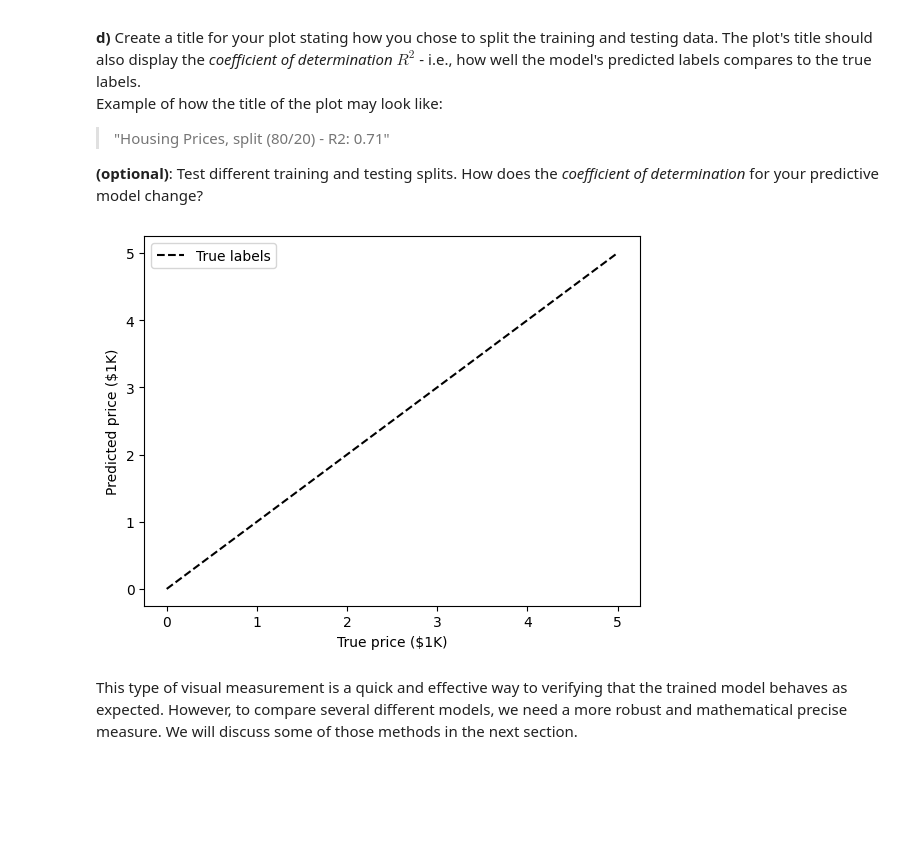
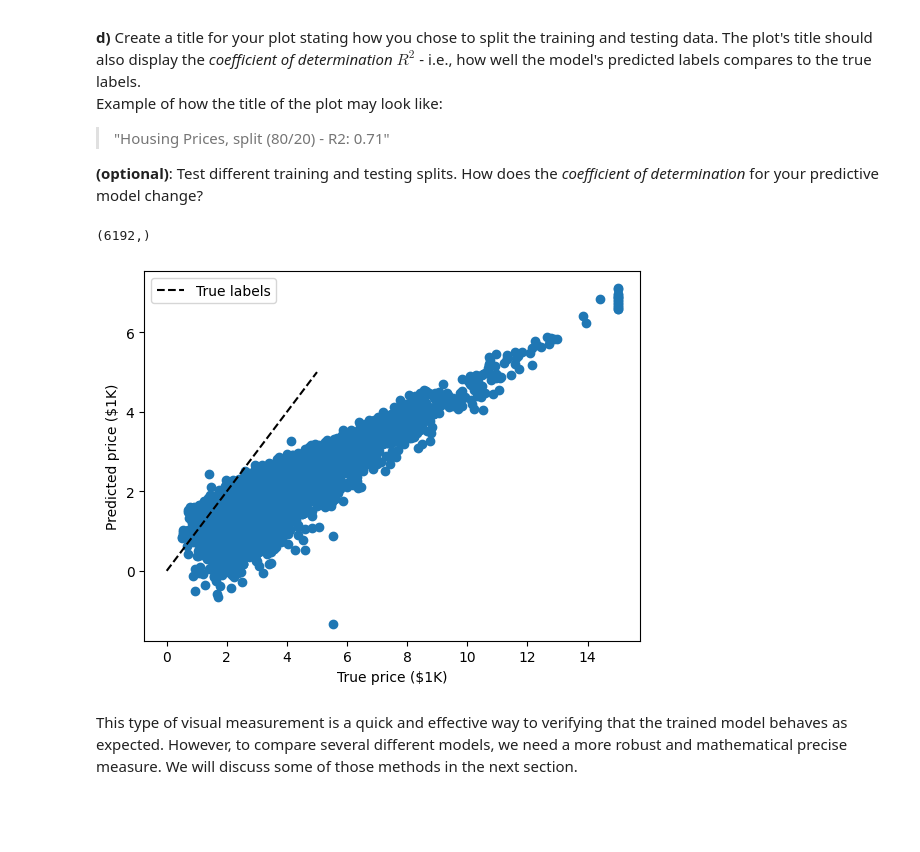
Before and after one commit to richard-lovgren/ml-1dl034-public-assignments, a Jupyter notebook: Assignments/Practical/PracticalNotebook3.ipynb, the cells around one changed output. Drawn from its saved outputs; the diff is of its cells as text; code cells hidden in the pictures.

```diff
--- a/Assignments/Practical/PracticalNotebook3.ipynb
+++ b/Assignments/Practical/PracticalNotebook3.ipynb
@@ -174,26 +180,34 @@ Example of how the title of the plot may look like:
 # %%
 import matplotlib.pyplot as plt
 from sklearn import datasets
 from sklearn.datasets  import fetch_california_housing
 california = fetch_california_housing()
 
 # YOUR CODE HERE
 #
 #
+from sklearn.model_selection import train_test_split
 
+x = california["data"]
+y = california.target
 
+x_train, x_test, y_train, y_test = train_test_split(x, y, test_size=0.3)
 
+reg = LinearRegression().fit(x_train, y_train)
+prediction = reg.predict(x_test)
 
 # CODE PROVIDED TO COMPARE YOUR RESULTS AGAINST THE ACTUAL LABELS
 xlim = [0, 5]
 ylim = [0, 5]
+plt.scatter(s, prediction)
 plt.plot(xlim, ylim, '--k', label=f"True labels")
 plt.xlabel("True price ($1K)")
 plt.ylabel("Predicted price ($1K)")
 plt.legend()
 plt.show()
 # %% [output]
+(6192,)
-[figure, old version]
+[figure, new version]
 # %% [markdown]
 This type of visual measurement is a quick and effective way to verifying that the trained model behaves as expected. However, to compare several different models, we need a more robust and mathematical precise measure. We will discuss some of those methods in the next section.
 
```
Also changed, not shown: parts of 1 cell of this notebook, 2 other files.
